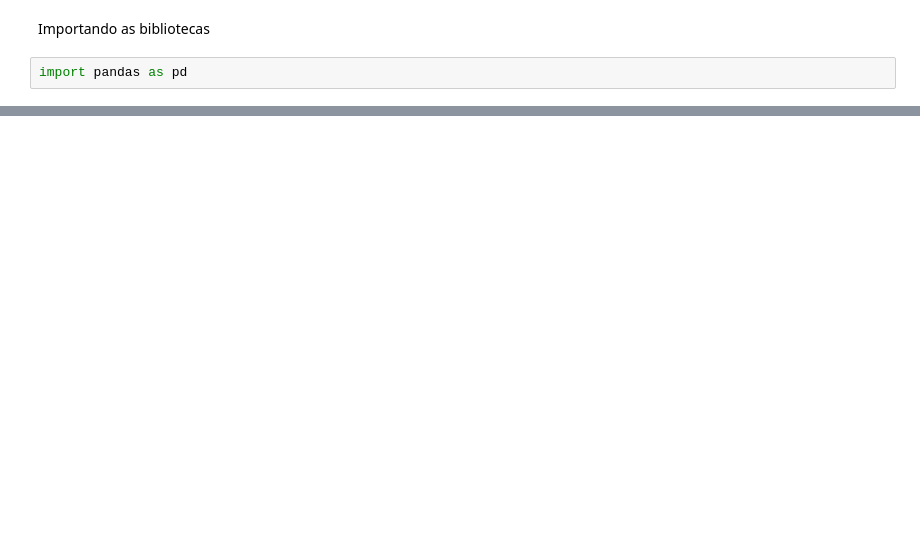
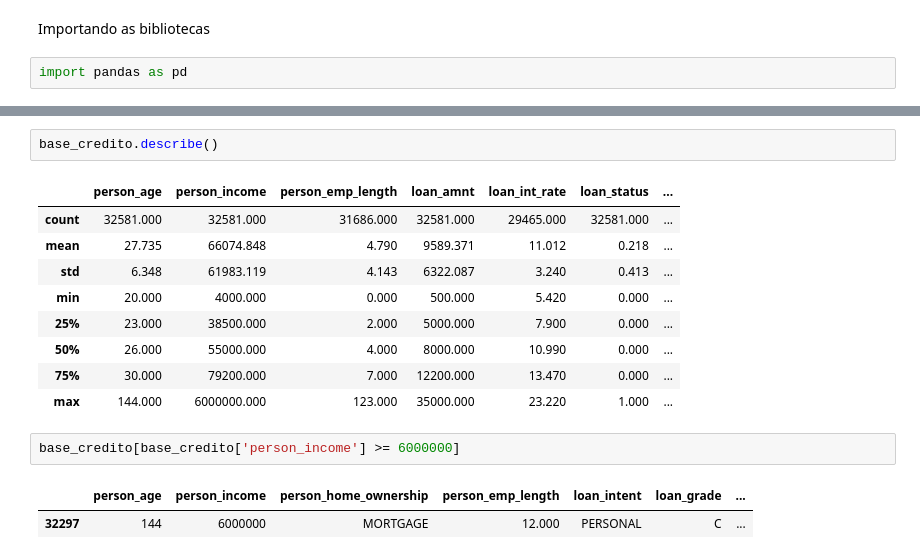
Before and after one commit to pzoliveira/DSFirstSteps, a Jupyter notebook: DSFirstSteps.ipynb, the cells around one changed output, grey strips where cells are left out. Cells and saved outputs as stored; diff of their text form; blank space fills up the shorter version.

```diff
--- a/DSFirstSteps.ipynb
+++ b/DSFirstSteps.ipynb
@@ -28,0 +43,17 @@ pandas.core.frame.DataFrame
+# %%
+base_credito.describe()
+# %% [output]
+|  | person_age | person_income | person_emp_length | loan_amnt | loan_int_rate | loan_status | ... |
+| count | 32581.000 | 32581.000 | 31686.000 | 32581.000 | 29465.000 | 32581.000 | ... |
+| mean | 27.735 | 66074.848 | 4.790 | 9589.371 | 11.012 | 0.218 | ... |
+| std | 6.348 | 61983.119 | 4.143 | 6322.087 | 3.240 | 0.413 | ... |
+| min | 20.000 | 4000.000 | 0.000 | 500.000 | 5.420 | 0.000 | ... |
+| 25% | 23.000 | 38500.000 | 2.000 | 5000.000 | 7.900 | 0.000 | ... |
+| 50% | 26.000 | 55000.000 | 4.000 | 8000.000 | 10.990 | 0.000 | ... |
+| 75% | 30.000 | 79200.000 | 7.000 | 12200.000 | 13.470 | 0.000 | ... |
+| max | 144.000 | 6000000.000 | 123.000 | 35000.000 | 23.220 | 1.000 | ... |
+# %%
+base_credito[base_credito['person_income'] >= 6000000]
+# %% [output]
+|  | person_age | person_income | person_home_ownership | person_emp_length | loan_intent | loan_grade | ... |
+| 32297 | 144 | 6000000 | MORTGAGE | 12.000 | PERSONAL | C | ... |
```
Also changed, not shown: parts of 6 cells of this notebook.
